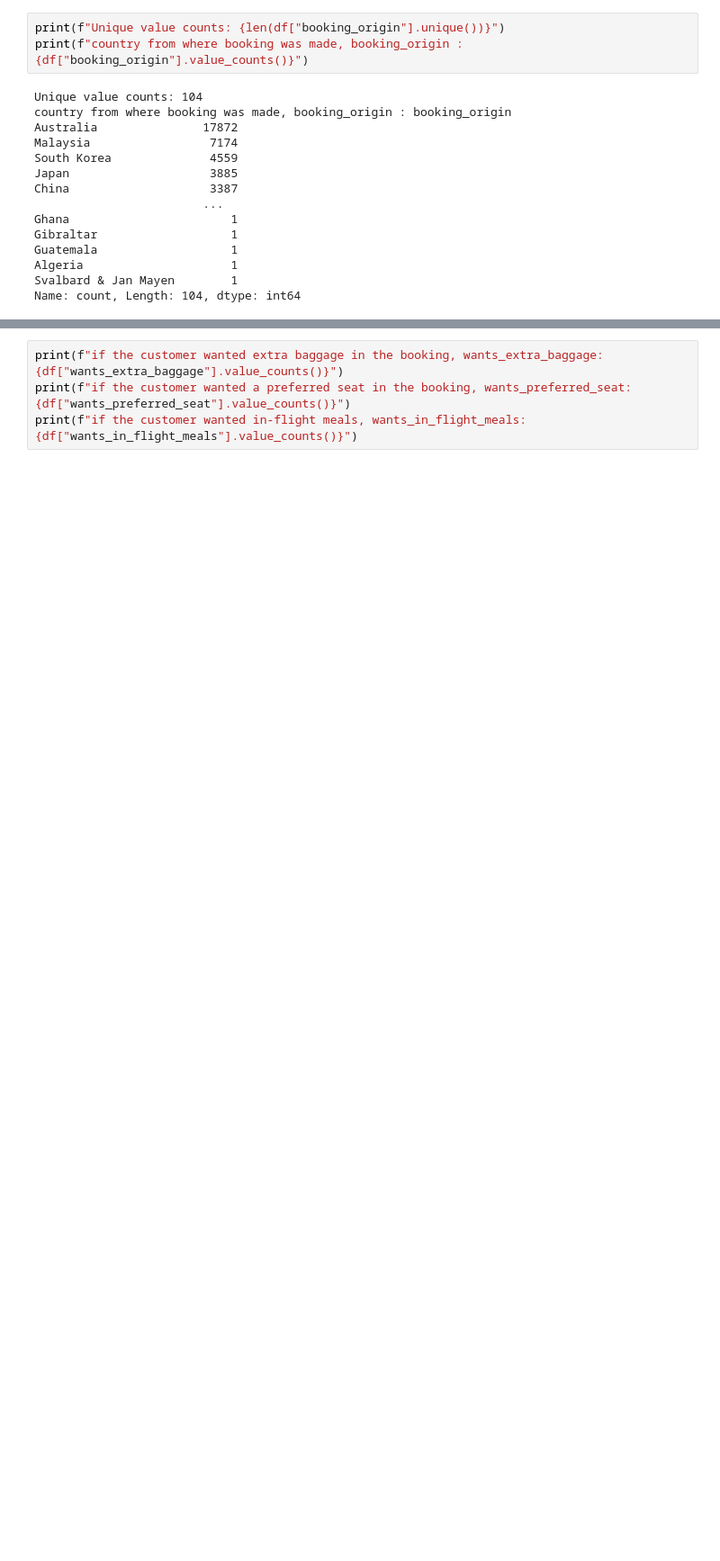
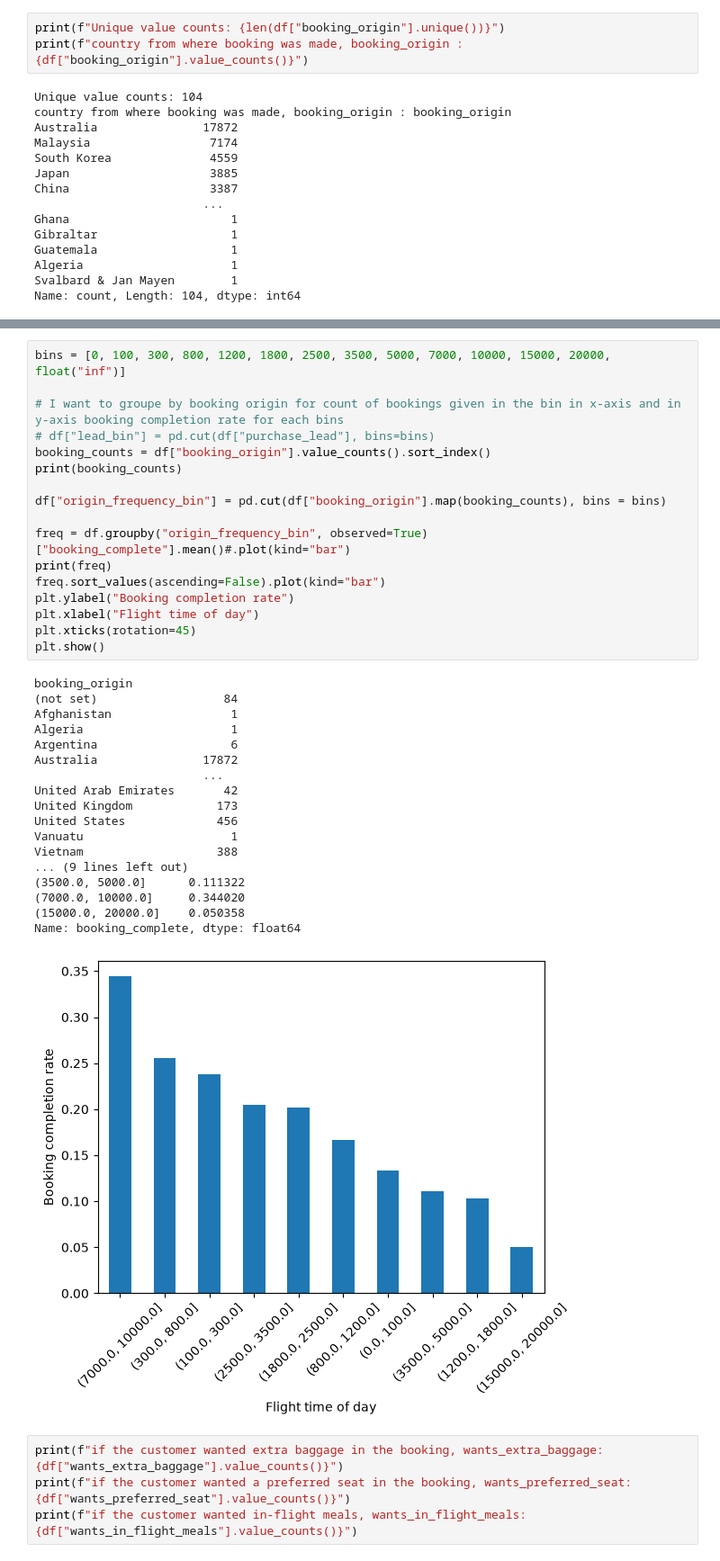
Before and after one commit to monochandan/British-Airways-Data-Science-Job-Simulation, a Jupyter notebook: Task2/EDA.ipynb, the cells around one changed output, grey strips where cells are left out. Shown at 90% size. Cells and saved outputs as stored; diff of their text form; blank space fills up the shorter version.

```diff
--- a/Task2/EDA.ipynb
+++ b/Task2/EDA.ipynb
@@ -427,3 +451,39 @@ Name: count, Length: 104, dtype: int64
+# %%
+bins = [0, 100, 300, 800, 1200, 1800, 2500, 3500, 5000, 7000, 10000, 15000, 20000,  float("inf")]
+
+# I want to groupe by booking origin for count of bookings given in the bin in x-axis and in y-axis booking completion rate for each bins
+# df["lead_bin"] = pd.cut(df["purchase_lead"], bins=bins)
+booking_counts = df["booking_origin"].value_counts().sort_index()
+print(booking_counts)
+
+df["origin_frequency_bin"] = pd.cut(df["booking_origin"].map(booking_counts), bins = bins)
+
+freq = df.groupby("origin_frequency_bin", observed=True)["booking_complete"].mean()#.plot(kind="bar")
+print(freq)
+freq.sort_values(ascending=False).plot(kind="bar")
+plt.ylabel("Booking completion rate")
+plt.xlabel("Flight time of day")
+plt.xticks(rotation=45)
+plt.show()
+# %% [output]
+booking_origin
+(not set)                  84
+Afghanistan                 1
+Algeria                     1
+Argentina                   6
+Australia               17872
+                        ...
+United Arab Emirates       42
+United Kingdom            173
+United States             456
+Vanuatu                     1
+Vietnam                   388
+... (9 lines left out)
+(3500.0, 5000.0]      0.111322
+(7000.0, 10000.0]     0.344020
+(15000.0, 20000.0]    0.050358
+Name: booking_complete, dtype: float64
+[figure, added]
 # %%
 print(f"if the customer wanted extra baggage in the booking, wants_extra_baggage: {df["wants_extra_baggage"].value_counts()}")
 print(f"if the customer wanted a preferred seat in the booking, wants_preferred_seat: {df["wants_preferred_seat"].value_counts()}")
```
Also changed, not shown: parts of 5 cells of this notebook, 8 other files.
